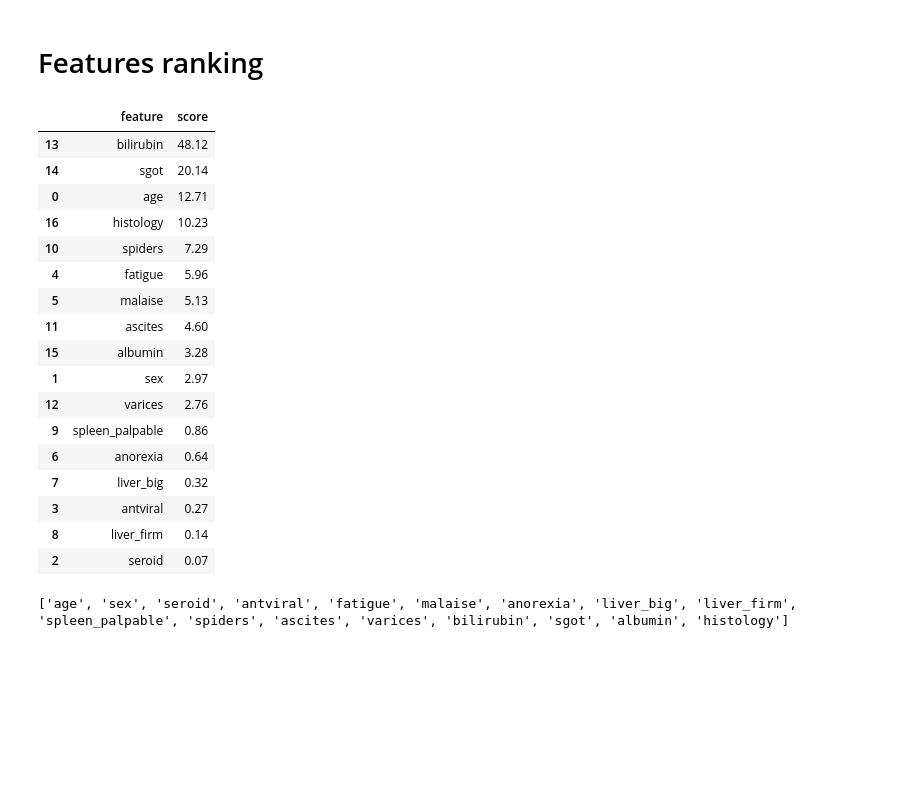
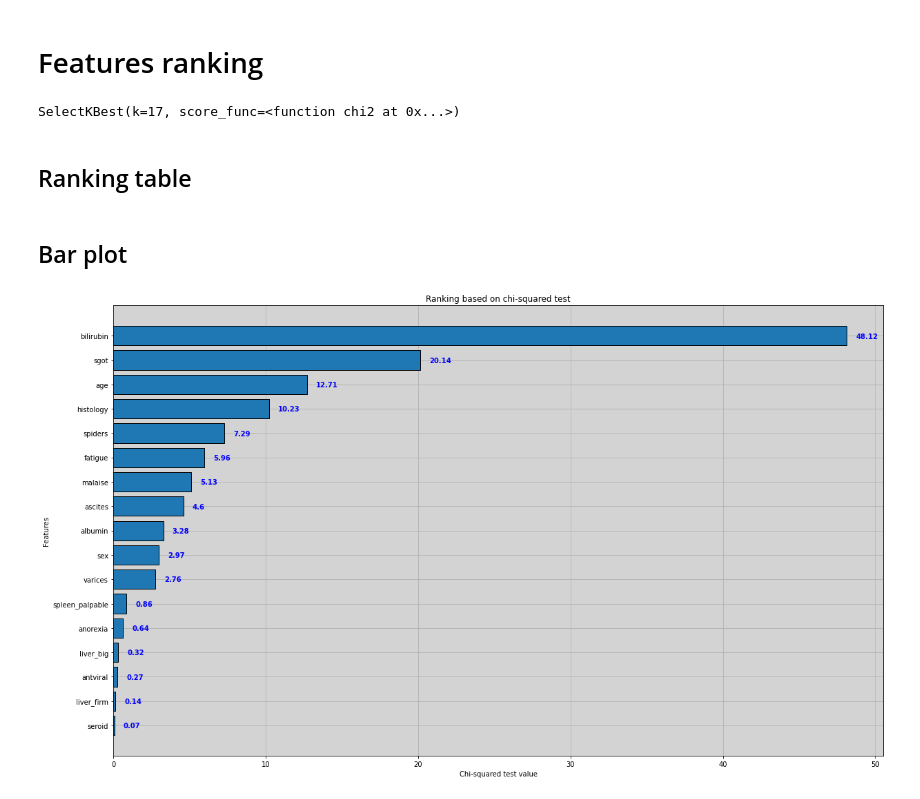
Before and after one commit to werd0n4/hepatitis_neural_network_classifier, a Jupyter notebook: main.ipynb, the cells around one changed output. Saved outputs shown, nothing was run; the diff lists cells and outputs as text; code cells hidden in the pictures; blank space fills up the shorter version.

Commit message:
Improve bar chart look

```diff
--- a/main.ipynb
+++ b/main.ipynb
@@ -48,37 +55,52 @@ X.head()
 | 4 | 34 | 0 | 1 | 1 | 1 | 1 | 1 | 1 | 1 | ... |
 # %% [markdown]
 # Features ranking
+# %%
+# use chi-squared test to make features ranking
+chi2_selector = SelectKBest(chi2, k=X.shape[1])
+chi2_selector.fit(X, y)
+# %% [output]
+SelectKBest(k=17, score_func=<function chi2 at 0x...>)
+# %% [markdown]
+## Ranking table
 # %%
-chi2_selector = SelectKBest(chi2, k=X.shape[1])
-chi2_selector.fit(X, y)
-
+# create ranking table
 chi2_scores = pd.DataFrame(list(zip(X.columns, chi2_selector.scores_)), columns=['feature', 'score'])
 chi2_scores = chi2_scores.round(2)
-chi2_scores.sort_values('score', ascending=False)
+chi2_scores = chi2_scores.sort_values('score', ascending=False)
-# %% [output]
-|  | feature | score |
-| 13 | bilirubin | 48.12 |
-| 14 | sgot | 20.14 |
-| 0 | age | 12.71 |
-| 16 | histology | 10.23 |
-| 10 | spiders | 7.29 |
-| 4 | fatigue | 5.96 |
-| 5 | malaise | 5.13 |
-| 11 | ascites | 4.60 |
-| 15 | albumin | 3.28 |
-| 1 | sex | 2.97 |
-| 12 | varices | 2.76 |
-| 9 | spleen_palpable | 0.86 |
-| 6 | anorexia | 0.64 |
-| 7 | liver_big | 0.32 |
-| 3 | antviral | 0.27 |
-| 8 | liver_firm | 0.14 |
-| 2 | seroid | 0.07 |
+# %% [markdown]
+## Bar plot
+# %%
+# display bar plot
+plt.figure(figsize=(20,12))
+plt.rcParams['axes.facecolor'] = 'lightgray'
+plt.grid(zorder=0)
+estimator_num = len(chi2_scores['feature'])
+
+# sort ascending because horizontal bars print in reverse order
+ascending_features = chi2_scores.sort_values('score', ascending=True)
+
+# create horizontal bar plot
+plt.barh(range(estimator_num), ascending_features['score'], align='center', zorder=3, edgecolor='black')
+
+# label bars and axis
+plt.yticks(range(estimator_num), ascending_features['feature'])
+plt.title('Ranking based on chi-squared test')
+plt.ylabel('Features')
+plt.xlabel('Chi-squared test value')
+
+# add scores at bars end
+for i, v in enumerate(ascending_features['score']):
+    plt.text(v + 0.6, i - 0.1, str(v), color='blue', fontweight='bold')
+
+# save to file must be call before show
+plt.savefig(fname='/content/drive/MyDrive/ZIWM projekt/ranking.png', orientation='landscape')
+plt.show()
+# %% [output]
+[figure, added]
 # %%
-chi2_support = chi2_selector.get_support()
-chi2_feature = X.loc[:,chi2_support].columns.tolist()
-print(chi2_feature)
+# chi2_support = chi2_selector.get_support()
+# chi2_feature = X.loc[:,chi2_support].columns.tolist()
+# print(chi2_feature)
-# %% [output]
-['age', 'sex', 'seroid', 'antviral', 'fatigue', 'malaise', 'anorexia', 'liver_big', 'liver_firm', 'spleen_palpable', 'spiders', 'ascites', 'varices', 'bilirubin', 'sgot', 'albumin', 'histology']
 # %%
 # X_norm_striped = MinMaxScaler().fit_transform(X[chi2_feature])
```
Also changed, not shown: parts of 4 cells of this notebook.
